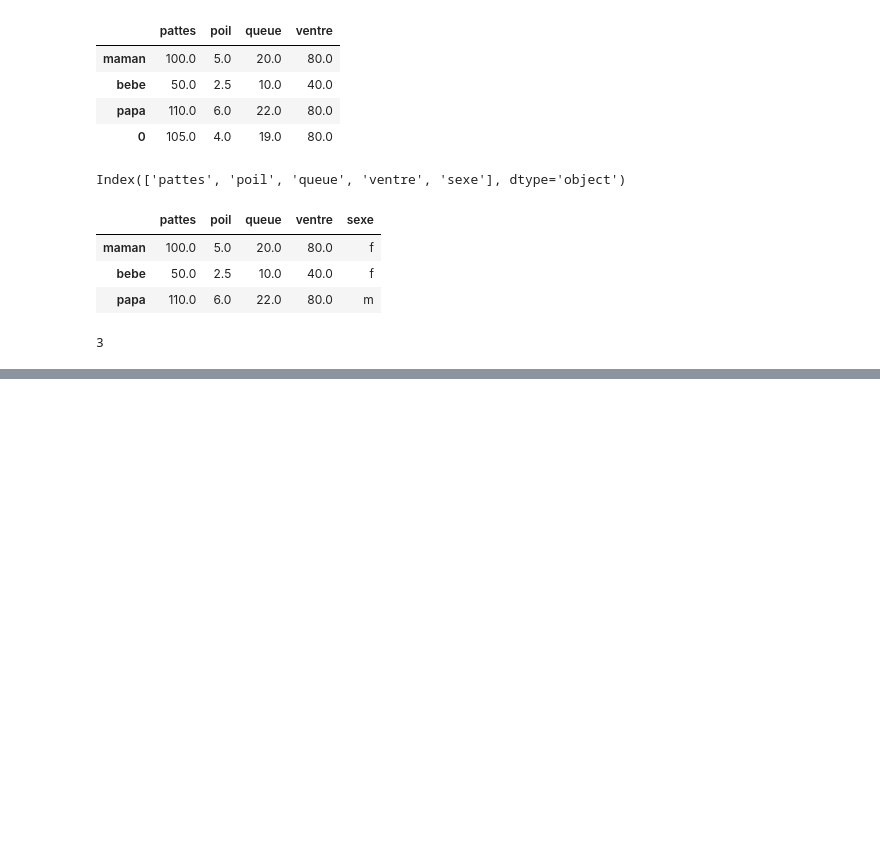
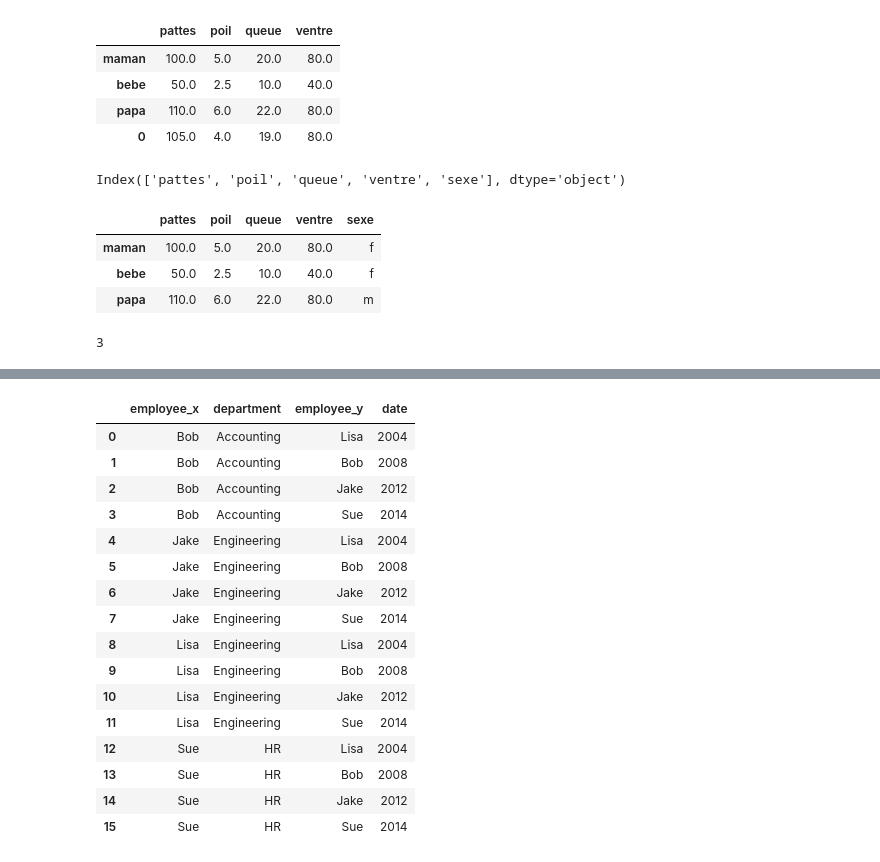
Before and after one commit to DavProg49/Notebook, a Jupyter notebook: panda_ex.ipynb, the cells around one changed output, grey strips where cells are left out. Drawn from its saved outputs; the diff is of its cells as text; code cells hidden in the pictures; blank space fills up the shorter version.

Commit message:
Ajout utilisation panda en algèbre relationnel

```diff
--- a/panda_ex.ipynb
+++ b/panda_ex.ipynb
@@ -157,0 +398,9 @@ len(famille_panda_df)
+# %%
+# cardinalité un à un
+df1 = pd.DataFrame({'employee': ['Bob', 'Jake', 'Lisa', 'Sue'],
+                    'department': ['Accounting', 'Engineering', 'Engineering', 'HR']})
+df2 = pd.DataFrame({'employee': ['Lisa', 'Bob', 'Jake', 'Sue'],
+                    'date': [2004, 2008, 2012, 2014]})
+
+df3 = pd.merge(df1, df2)
+df3
@@ -157,0 +443,8 @@ len(famille_panda_df)
+# %%
+# La jointure externe
+df6 = pd.DataFrame({'employee': ['Bob', 'Jake', 'Lisa', 'Sue', 'Lea'],
+                    'department': ['Accounting', 'Engineering', 'Engineering', 'HR', 'Engineering']})
+df2 = pd.DataFrame({'employee': ['Lisa', 'Bob', 'Jake', 'Sue'],
+                    'date': [2004, 2008, 2012, 2014]})
+# ici incomplète car Léa n'apparaît pas
+pd.merge(df6, df2)
@@ -157,0 +468,31 @@ len(famille_panda_df)
+# %%
+# Le produit cartésien
+# Nous ajoutons une nouvelle colonne à df1 et df2, qui contient toujours
+# la même valeur, ici 0.
+df1['key'] = 0
+df2['key'] = 0
+
+# La jointure plusieurs-à-plusieurs
+produit_cartesien = pd.merge(df1, df2, on='key')
+
+# Effaçons la colonne key qui n'est plus utile
+produit_cartesien.drop('key',1, inplace=True)
+produit_cartesien
+# %% [output]
+|  | employee_x | department | employee_y | date |
+| 0 | Bob | Accounting | Lisa | 2004 |
+| 1 | Bob | Accounting | Bob | 2008 |
+| 2 | Bob | Accounting | Jake | 2012 |
+| 3 | Bob | Accounting | Sue | 2014 |
+| 4 | Jake | Engineering | Lisa | 2004 |
+| 5 | Jake | Engineering | Bob | 2008 |
+| 6 | Jake | Engineering | Jake | 2012 |
+| 7 | Jake | Engineering | Sue | 2014 |
+| 8 | Lisa | Engineering | Lisa | 2004 |
+| 9 | Lisa | Engineering | Bob | 2008 |
+| 10 | Lisa | Engineering | Jake | 2012 |
+| 11 | Lisa | Engineering | Sue | 2014 |
+| 12 | Sue | HR | Lisa | 2004 |
+| 13 | Sue | HR | Bob | 2008 |
+| 14 | Sue | HR | Jake | 2012 |
+| 15 | Sue | HR | Sue | 2014 |
```
Also changed, not shown: parts of 33 cells of this notebook.
